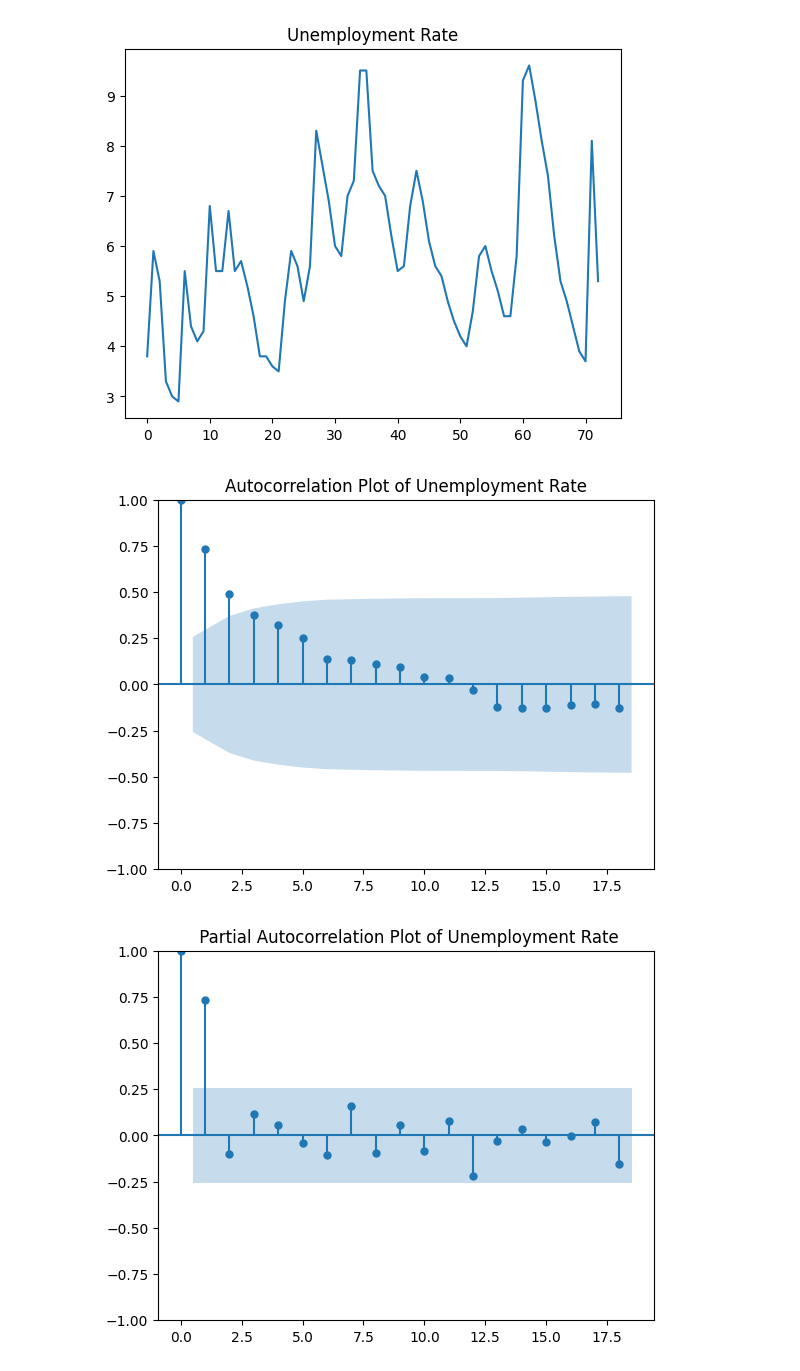
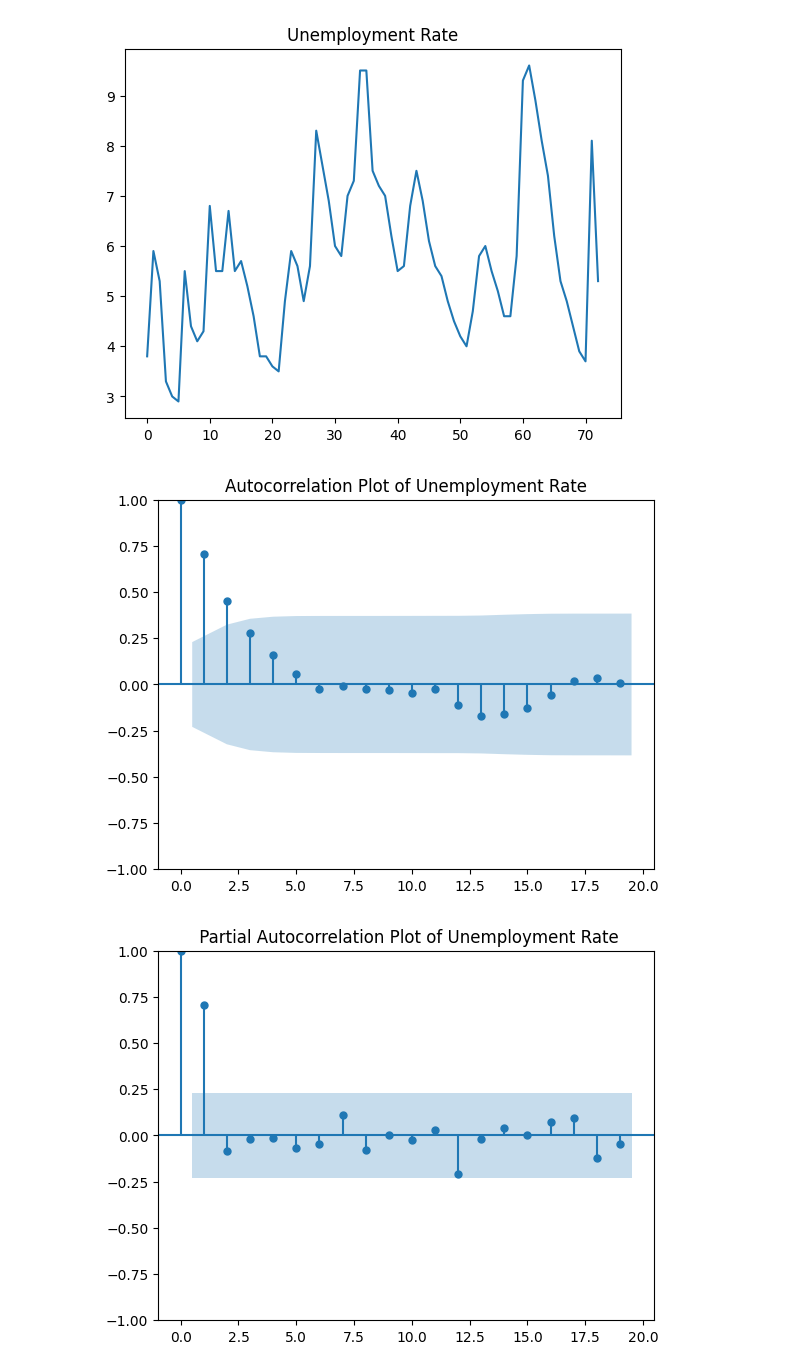
Before and after one commit to nocturneC/DS4002-Project2, a Jupyter notebook: SCRIPTS/analysis2.ipynb, the cells around one changed output. Saved outputs shown, nothing was run; the diff lists cells and outputs as text; code cells hidden in the pictures.

```diff
--- a/SCRIPTS/analysis2.ipynb
+++ b/SCRIPTS/analysis2.ipynb
@@ -200,11 +200,11 @@ df_test = df3[~msk].copy()
 # %%
 from statsmodels.graphics.tsaplots import plot_acf, plot_pacf
 
-acf_original = plot_acf(df_train, title="Autocorrelation Plot of Unemployment Rate")
-pacf_original = plot_pacf(df_train, title=" Partial Autocorrelation Plot of Unemployment Rate")
+acf_original = plot_acf(df3, title="Autocorrelation Plot of Unemployment Rate")
+pacf_original = plot_pacf(df3, title=" Partial Autocorrelation Plot of Unemployment Rate")
 # %% [output]
-[figure, old version]
+[figure, new version]
-[figure, old version]
+[figure, new version]
 # %%
 
 from statsmodels.tsa.stattools import adfuller
```
Also changed, not shown: parts of 25 cells of this notebook.
